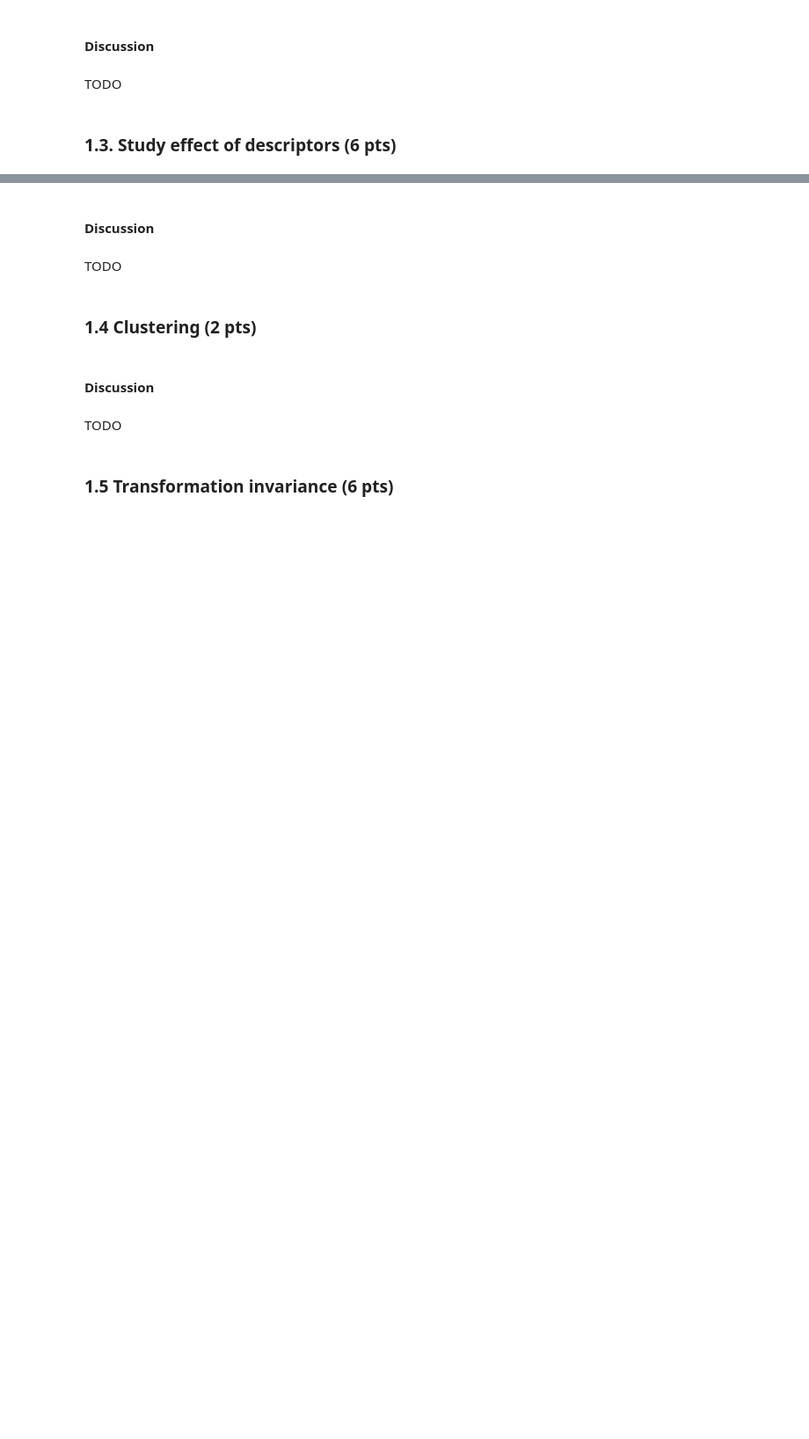
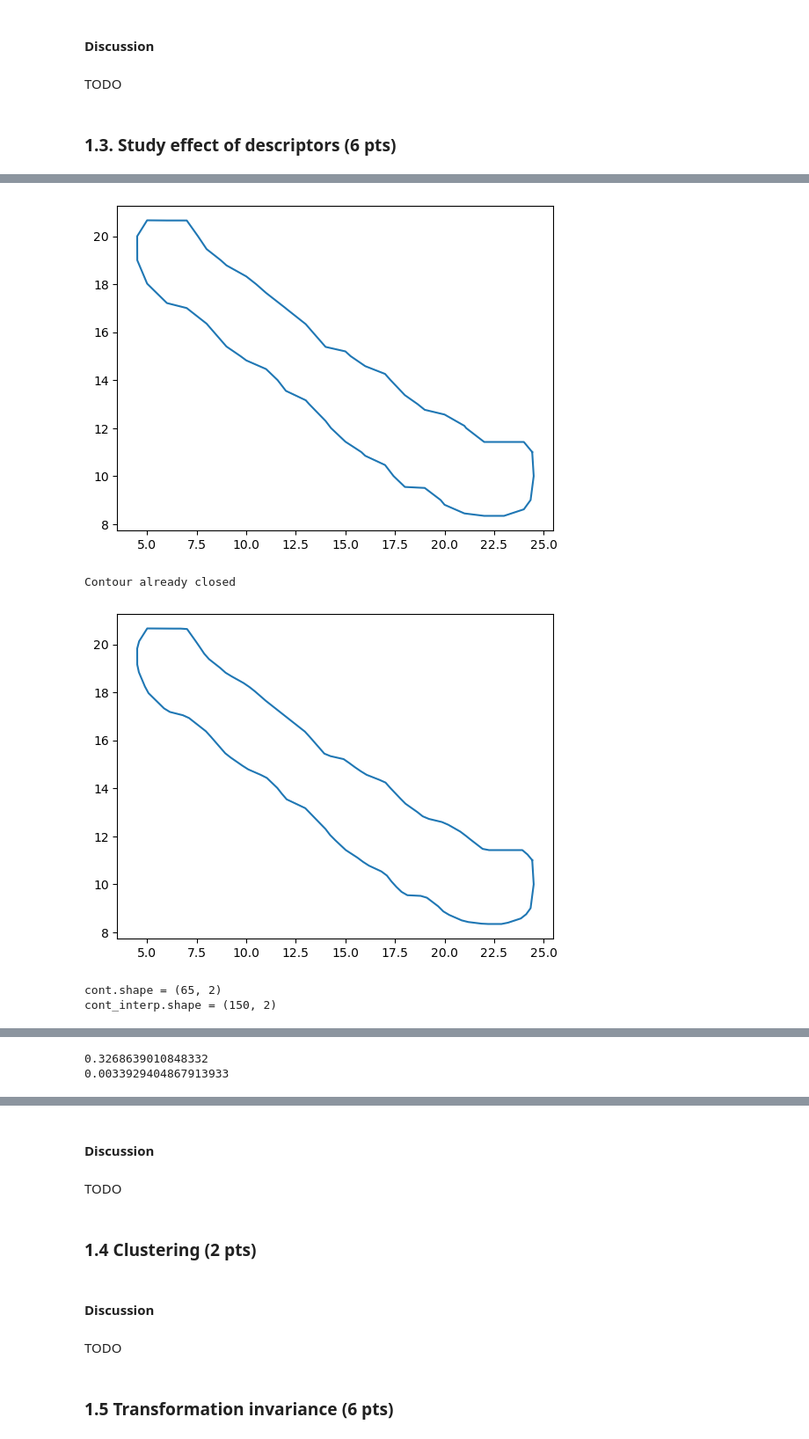
Before and after one commit to LTS5/iapr, a Jupyter notebook: labs/Lab 2/lab_02_object_description.ipynb, the cells around one changed output, grey strips where cells are left out. Shown at 88% size. Saved outputs shown, nothing was run; the diff lists cells and outputs as text; code cells hidden in the pictures; blank space fills up the shorter version.

Commit message:
equi dist points

```diff
--- a/labs/Lab 2/lab_02_object_description.ipynb
+++ b/labs/Lab 2/lab_02_object_description.ipynb
@@ -39,7 +39,7 @@ These digits have been extracted from MNIST dataset (http://yann.lecun.com/exdb/
 import tarfile
 import os
 
-data_base_path = os.path.join(os.pardir, 'data')
+data_base_path = os.path.join(os.pardir, '..\data')
 data_folder = 'lab-02-data'
 data_part1 = os.path.join(data_base_path, data_folder, 'part1')
 data_part2 = os.path.join(data_base_path, data_folder, 'part2')
@@ -247,3 +279,5 @@ for i in range(0,  5):
 
 fig.suptitle("Recovery of the contours")
 plt.show()
+# %%
+cont = find_contours(ones_im[0])[0]
@@ -249,0 +326,34 @@ plt.show()
+# %%
+def check_dist(cont):
+    return np.sqrt((cont[1:,0] - cont[:-1,0])**2 + (cont[1:,1] - cont[:-1,1])**2)
+# %%
+cont = find_contours(ones_im[0])[0]
+
+plt.figure()
+plt.plot(cont[:,0], cont[:,1])
+plt.show()
+
+cont_interp = interpcurve(150, cont[:,0].T, cont[:,1].T)
+plt.figure()
+plt.plot(cont_interp[:,0], cont_interp[:,1])
+plt.show()
+
+print(f'{cont.shape = }')
+print(f'{cont_interp.shape = }')
+
+plt.figure()
+plt.hist(check_dist(cont))
+plt.show()
+
+plt.figure()
+plt.hist(check_dist(cont_interp))
+plt.show()
+
+print(np.std(check_dist(cont)))
+print(np.std(check_dist(cont_interp)))
+# %% [output]
+[figure, added]
+Contour already closed
+[figure, added]
+cont.shape = (65, 2)
+cont_interp.shape = (150, 2)
@@ -249,0 +362,2 @@ plt.show()
+0.3268639010848332
+0.0033929404867913933
```
Also changed, not shown: parts of 12 cells of this notebook, 1 other file.
